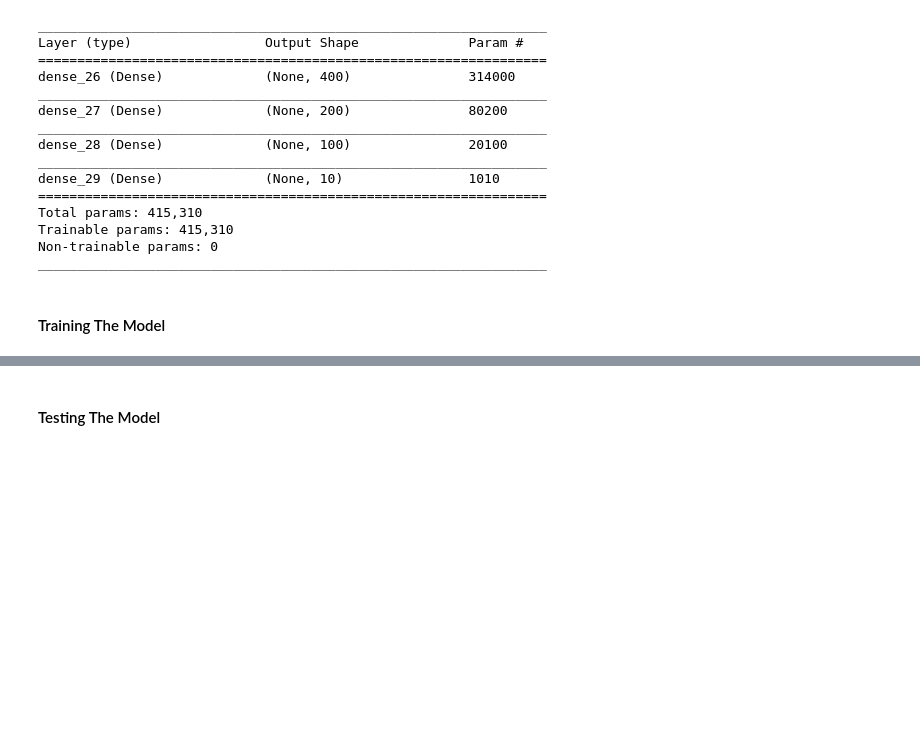
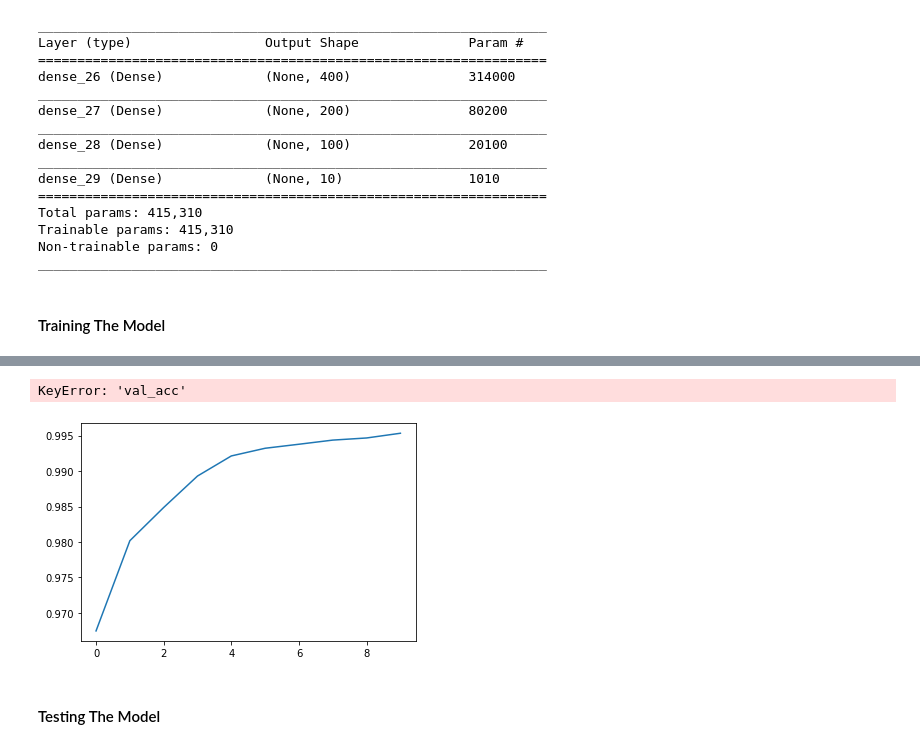
Before and after one commit to marcelpetrick/machineLearningWithPython, a Jupyter notebook: FCNN_MNIST_light.ipynb, the cells around one changed output, grey strips where cells are left out. Cells and saved outputs as stored; diff of their text form; code cells hidden in the pictures; blank space fills up the shorter version.

```diff
--- a/FCNN_MNIST_light.ipynb
+++ b/FCNN_MNIST_light.ipynb
@@ -104,5 +104,5 @@ _________________________________________________________________
 # %%
 # Fitting on Data
 # epoch is: wenn das neural network einmal den gesamten datensatz gesehen hat
-history = model.fit(X_train, Y_train, batch_size=batch_size, epochs=100, verbose=2)
+history = model.fit(X_train, Y_train, batch_size=batch_size, epochs=10, verbose=2)
 # %% [output]
@@ -110,3 +129,16 @@ Epoch 1/100
+# %%
+# Print the stuff
+import matplotlib.pyplot as plt
+#history = model.fit(x, y, validation_split=0.25, epochs=50, batch_size=16, verbose=1)
+# Plot training & validation accuracy values
+plt.plot(history.history['acc'])
+plt.plot(history.history['val_acc'])
+
+#plt.plot(history.history['acc']),color = 'red')
+#plt.plot(history.history['val_acc']),color = 'blue')
+# %% [output]
+KeyError: 'val_acc'
+[figure, added]
 # %% [markdown]
 #### Testing The Model
 # %%
```
Also changed, not shown: parts of 2 cells of this notebook, 1 other file.
